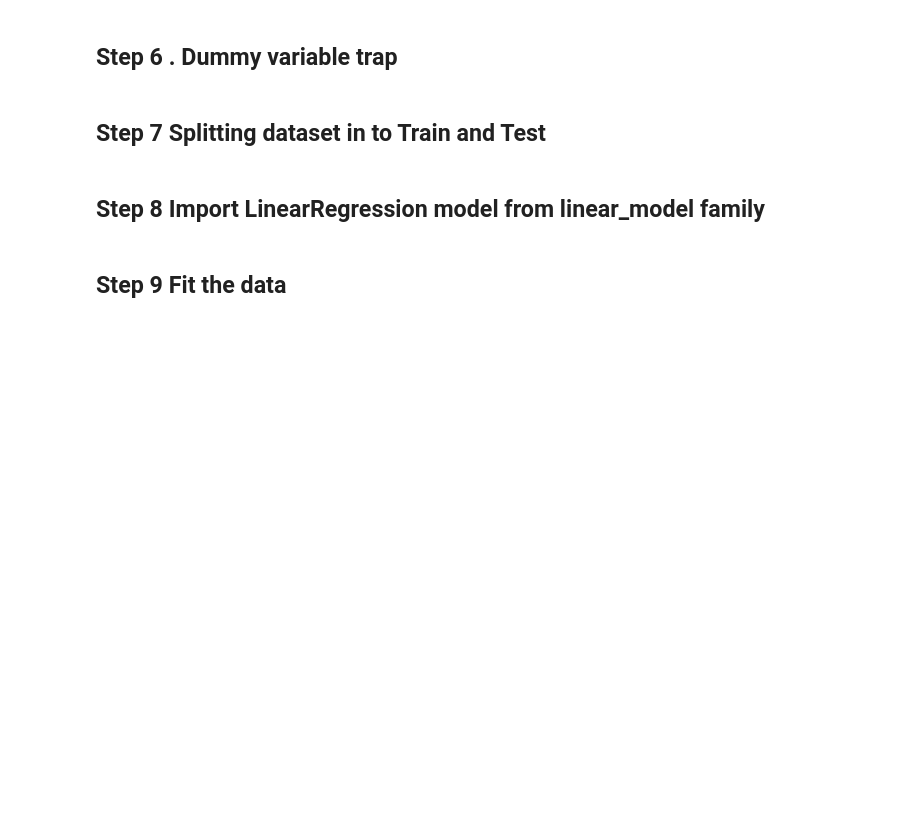
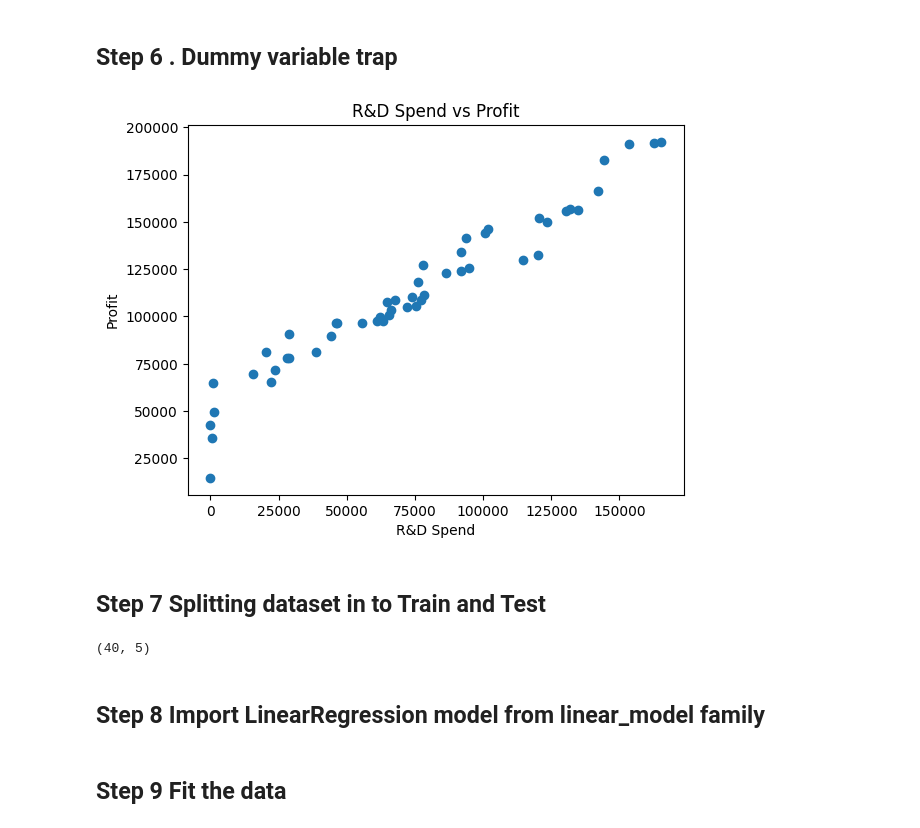
Before and after one commit to KUNJ-CP23/Sem6, a Jupyter notebook: MLDL/Lab4DL_Blank/Lab 4 DL_Blank.ipynb, the cells around one changed output. Drawn from its saved outputs; the diff is of its cells as text; code cells hidden in the pictures; blank space fills up the shorter version.

```diff
--- a/MLDL/Lab4DL_Blank/Lab 4 DL_Blank.ipynb
+++ b/MLDL/Lab4DL_Blank/Lab 4 DL_Blank.ipynb
@@ -160,5 +180,13 @@ NameError: name 'X_train' is not defined
 ## Step 6 . Dummy variable trap
 # %%
 # Already Performed using | drop_first =True
+# %%
+plt.scatter(X['R&D Spend'],y)
+plt.xlabel('R&D Spend')
+plt.ylabel('Profit')
+plt.title('R&D Spend vs Profit')
+plt.show()
+# %% [output]
+[figure, added]
 # %% [markdown]
 ## Step 7 Splitting dataset in to Train and Test
@@ -165,2 +196,6 @@ NameError: name 'X_train' is not defined
+# %%
+X_train.shape
+# %% [output]
+(40, 5)
 # %% [markdown]
 ## Step 8  Import LinearRegression model from linear_model family
```
Also changed, not shown: parts of 21 cells of this notebook, 1 other file.
